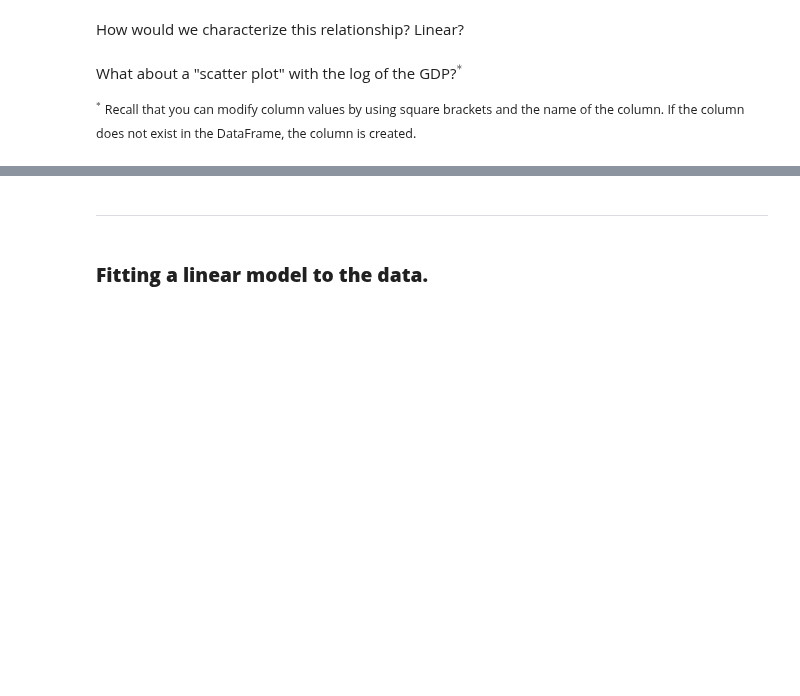
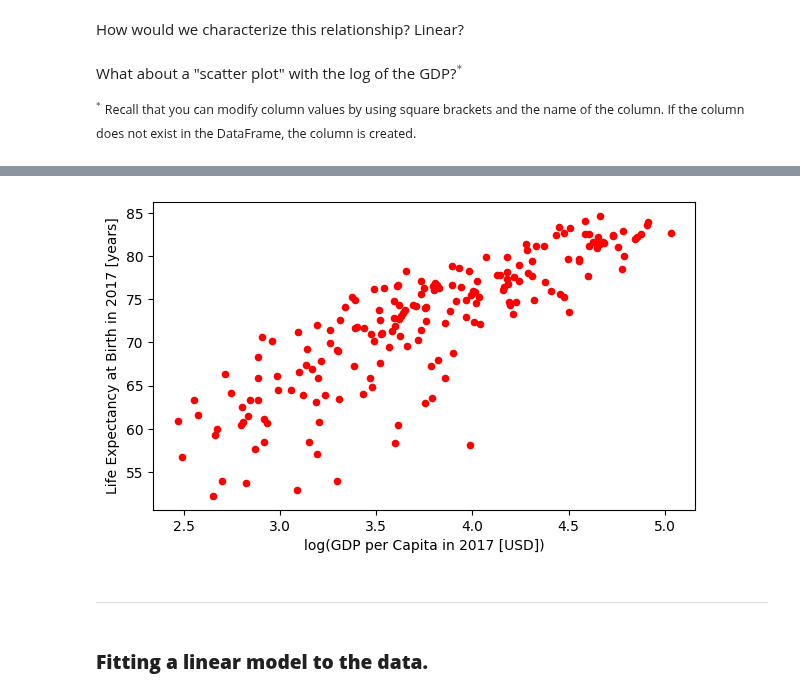
Before and after one commit to ReidelVichot/DSTEP23, a Jupyter notebook: week_3/dstep23_world_bank_example.ipynb, the cells around one changed output, grey strips where cells are left out. Cells and saved outputs as stored; diff of their text form; code cells hidden in the pictures; blank space fills up the shorter version.

```diff
--- a/week_3/dstep23_world_bank_example.ipynb
+++ b/week_3/dstep23_world_bank_example.ipynb
@@ -64,7 +88,7 @@ What about a "scatter plot" with the log of the GDP?$^*$
 <small></i> $^*$ Recall that you can modify column values by using square brackets and the name of the column.  If the column does not exist in the DataFrame, the column is created. </i></small>
 # %%
 # -- calculate the log of the GDP per Capita
-wb["log10gpc"] =
+wb["log10gpc"] = np.log10(wb["gpc2017"])
 # %%
 # -- print out the GDP per capita and the log of the GDP per capita
 cols = ["gpc2017", "log10gpc"]
@@ -72,6 +111,13 @@ print(wb[cols])
 # %%
 # -- make a scatter plot of Life Expectancy at Birth in 2017 versus the log of
 #    GDP per Capita (in USD) in 2017
+fig, ax = plt.subplots(figsize=(7,4))
+wb.plot("log10gpc", "leb2017", kind="scatter", color="r", ax=ax)
+ax.set_xlabel("log(GDP per Capita in 2017 [USD])")
+ax.set_ylabel("Life Expectancy at Birth in 2017 [years]")
+fig.show()
+# %% [output]
+[figure, added]
 # %% [markdown]
 ---
 # %% [markdown]
```
Also changed, not shown: parts of 7 cells of this notebook.
